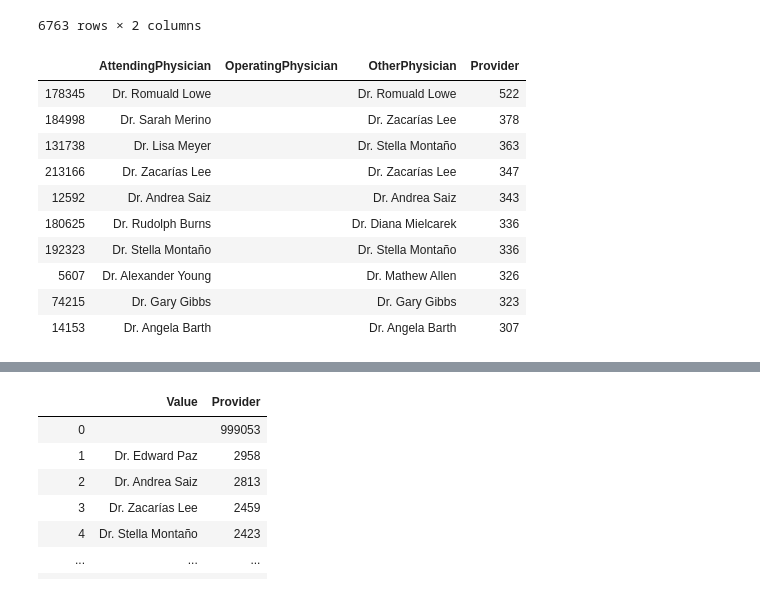
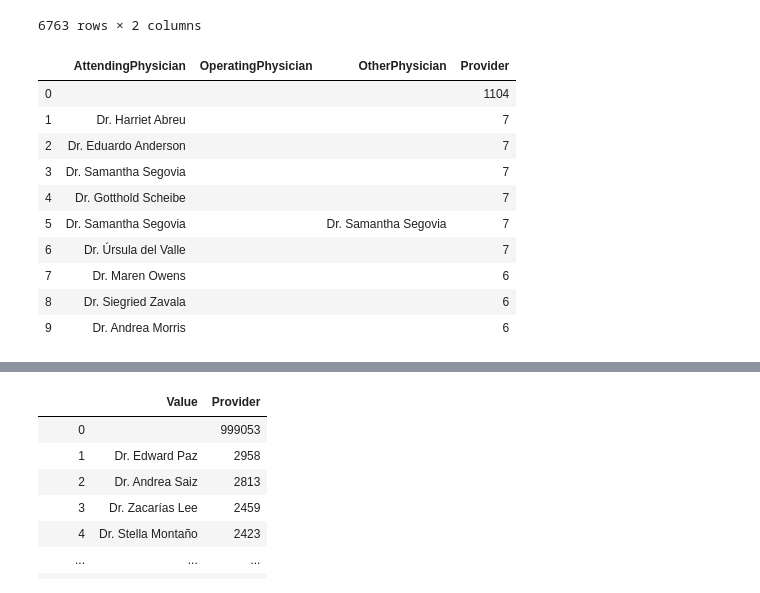
Before and after one commit to DebLeong/HealthCareCapstone, a Jupyter notebook: sam/EDA.ipynb, the cells around one changed output, grey strips where cells are left out. Drawn from its saved outputs; the diff is of its cells as text; code cells hidden in the pictures.

```diff
--- a/sam/EDA.ipynb
+++ b/sam/EDA.ipynb
@@ -298,5 +275,5 @@ data.sample(4)
 # %%
-data = data.replace({'Dr. Hedwig Meza': ''}, regex=True)
+data = data.replace({'Dr. April Simon': ''}, regex=True)
 # %%
 chronicConds = data[['Alzheimer', 'HeartFailure', 'KidneyDisease',
        'Cancer', 'ObstrPulmonary', 'Depression', 'Diabetes', 'IschemicHeart',
@@ -631,17 +588,17 @@ data.groupby('Provider')['AttendingPhysician'].count().reset_index()
 | 6762 | PRV57763 | 118 |
 6763 rows × 2 columns
 # %%
-doctors_providers = data.groupby(['AttendingPhysician','OperatingPhysician','OtherPhysician'])['Provider'].count().reset_index().sort_values('Provider', ascending=False)
-doctors_providers[doctors_providers.OtherPhysician != ''].head(10)
+doctors_providers = data.groupby(['AttendingPhysician','OperatingPhysician','OtherPhysician'])['Provider'].nunique().reset_index().sort_values('Provider', ascending=False).reset_index(drop=True)
+doctors_providers.head(10)
 # %% [output]
 |  | AttendingPhysician | OperatingPhysician | OtherPhysician | Provider |
-| 178345 | Dr. Romuald Lowe |  | Dr. Romuald Lowe | 522 |
-| 184998 | Dr. Sarah Merino |  | Dr. Zacarías Lee | 378 |
-| 131738 | Dr. Lisa Meyer |  | Dr. Stella Montaño | 363 |
-| 213166 | Dr. Zacarías Lee |  | Dr. Zacarías Lee | 347 |
-| 12592 | Dr. Andrea Saiz |  | Dr. Andrea Saiz | 343 |
-| 180625 | Dr. Rudolph Burns |  | Dr. Diana Mielcarek | 336 |
-| 192323 | Dr. Stella Montaño |  | Dr. Stella Montaño | 336 |
-| 5607 | Dr. Alexander Young |  | Dr. Mathew Allen | 326 |
-| 74215 | Dr. Gary Gibbs |  | Dr. Gary Gibbs | 323 |
-| 14153 | Dr. Angela Barth |  | Dr. Angela Barth | 307 |
+| 0 |  |  |  | 1104 |
+| 1 | Dr. Harriet Abreu |  |  | 7 |
+| 2 | Dr. Eduardo Anderson |  |  | 7 |
+| 3 | Dr. Samantha Segovia |  |  | 7 |
+| 4 | Dr. Gotthold Scheibe |  |  | 7 |
+| 5 | Dr. Samantha Segovia |  | Dr. Samantha Segovia | 7 |
+| 6 | Dr. Úrsula del Valle |  |  | 7 |
+| 7 | Dr. Maren Owens |  |  | 6 |
+| 8 | Dr. Siegried Zavala |  |  | 6 |
+| 9 | Dr. Andrea Morris |  |  | 6 |
```
Also changed, not shown: parts of 38 cells of this notebook, 7 other files.
